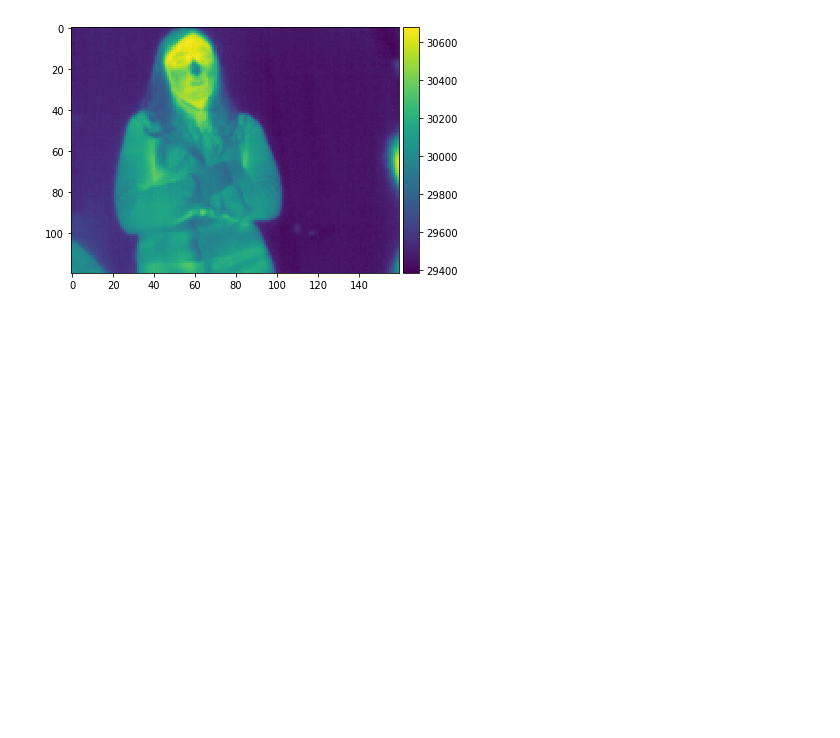
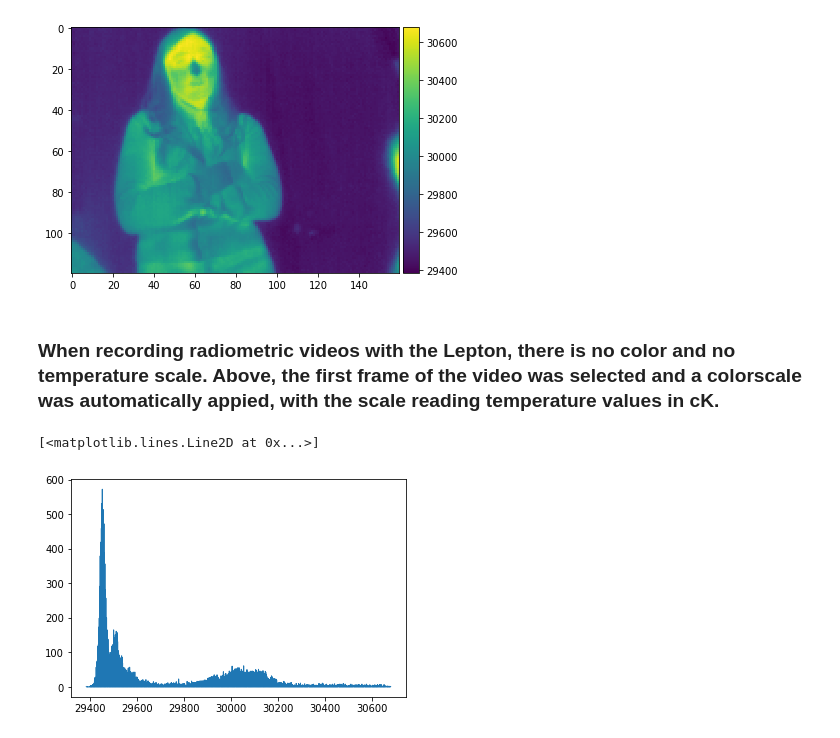
Before and after one commit to jrodguez/musical-robot, a Jupyter notebook: examples/image_recognition.ipynb, the cells around one changed output. Cells and saved outputs as stored; diff of their text form; code cells hidden in the pictures; blank space fills up the shorter version.

Commit message:
notebook for practicing image recognition of wells

```diff
--- a/examples/image_recognition.ipynb
+++ b/examples/image_recognition.ipynb
@@ -17,3 +25,5 @@ io.imshow(example_image[0])
 # %% [output]
 <matplotlib.image.AxesImage at 0x...>
 [figure]
+# %% [markdown]
+### When recording radiometric videos with the Lepton, there is no color and no temperature scale. Above, the first frame of the video was selected and a colorscale was automatically appied, with the scale reading temperature values in cK.
@@ -19,0 +32,6 @@ io.imshow(example_image[0])
+# %%
+ height, width = histogram(example_image[0])
+plt.plot( width, height, linewidth=1)
+# %% [output]
+[<matplotlib.lines.Line2D at 0x...>]
+[figure, added]
```
Also changed, not shown: parts of 5 cells of this notebook.
